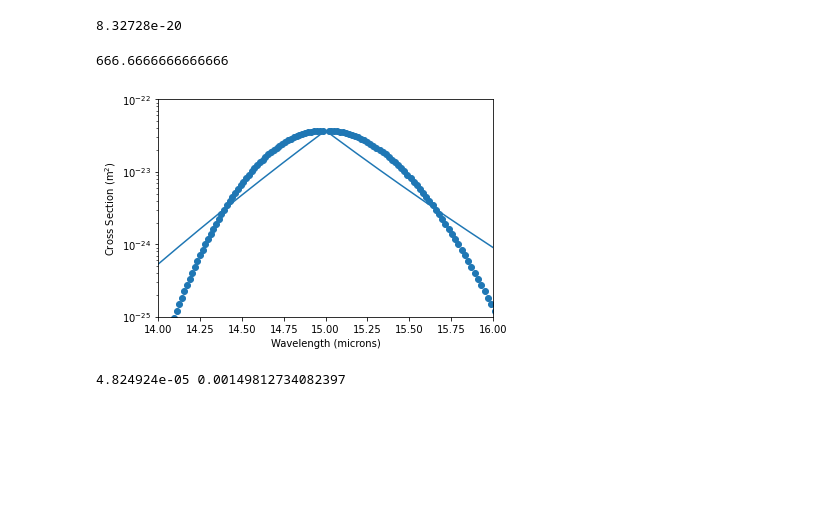
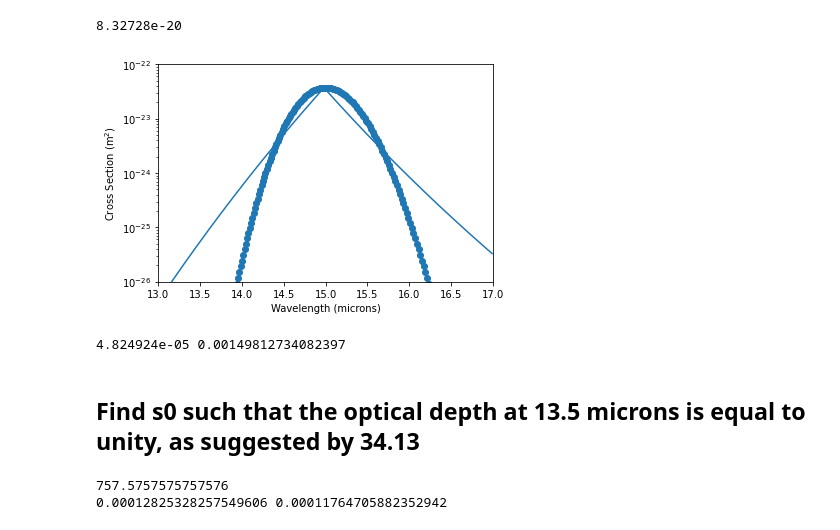
Before and after one commit to dodelson/Physics-of-Energy, a Jupyter notebook: Code/Spectroscopy.ipynb, the cells around one changed output. Saved outputs shown, nothing was run; the diff lists cells and outputs as text; code cells hidden in the pictures; blank space fills up the shorter version.

```diff
--- a/Code/Spectroscopy.ipynb
+++ b/Code/Spectroscopy.ipynb
@@ -46,44 +46,45 @@ print(e)
 # %% [output]
 8.32728e-20
 # %%
-1./15.e-4
+vib=667.5 # cm^{-1}
+r=0.089 # cm
+s0=3.71e-19*1.e-4 # m^2
+micron=1.e4
+def sigma(wavel):  #wavelength in microns
+    k=micron/wavel
+    sigma = s0*np.exp(-r*np.abs(k-vib))
+    return sigma
-# %% [output]
-666.6666666666666
 # %%
 B=0.39 #cm^{-1} https://cccbdb.nist.gov/exp2x.asp?casno=124389
 T = 280/11605. #eV
 def rot(J):
     return J*(J+1)*B
-vib=667.5
 lines=[]
 height=[]
 for j in range(100):
     argexp=rot(j)*2*3.14*1.97e-5/T
     boltz=np.exp(-argexp)#2*j+1)*
     linediff=rot(j+1)-rot(j)
     lines.append(vib+linediff)
     height.append(boltz)
 ## j-1 --> j
     if j >= 1:
         linediff=rot(j-1)-rot(j)
         lines.append(vib+linediff)
         argexp=rot(j-1)*2*3.14*1.97e-5/T
         boltz=np.exp(-argexp)#(2*(j-1)+1)*
         height.append(boltz)
 height=np.array(height)
 lines=np.array(lines)
 lines=15*vib/lines
-r=0.089 # cm
-s0=3.71e-19*1.e-4 # m^2
+wavel=np.arange(13,17.,.01)
 plt.scatter(lines,height*s0/height[0])
 plt.yscale('log')
 plt.xlabel('Wavelength (microns)')
-k=np.arange(620,720,.1)
-sigma = s0*np.exp(-r*np.abs(k-vib))
 plt.ylabel('Cross Section (m$^2$)')
-plt.plot(15*vib/k,sigma)
-plt.axis([14,16,1.e-25,1.e-22])
+plt.plot(wavel,sigma(wavel))
+plt.axis([13,17,1.e-26,1.e-22])
 plt.savefig('../Figures/co2cross.png')
 # %% [output]
-[figure, old version]
+[figure, new version]
 # %%
@@ -93,2 +91,16 @@ print(E,wavel)
 # %% [output]
 4.824924e-05 0.00149812734082397
+# %% [markdown]
+## Find s0 such that the optical depth at 13.5 microns is equal to unity, as suggested by 34.13
+# %%
+H=8.5e3 #m
+n = 420.e-6*1.25/(30.*1.67e-27)  #m^{-3}
+k=1./13.2e-4  ## cm^{-1}
+print(k)
+sigma = s0*np.exp(-r*np.abs(k-vib))  #m^2
+tau=n*sigma  # m^{-1}
+kappa1 = 1./H
+print(tau,kappa1)
+# %% [output]
+757.5757575757576
+0.00012825328257549606 0.00011764705882352942
```
Also changed, not shown: parts of 2 cells of this notebook, 1 other file.
